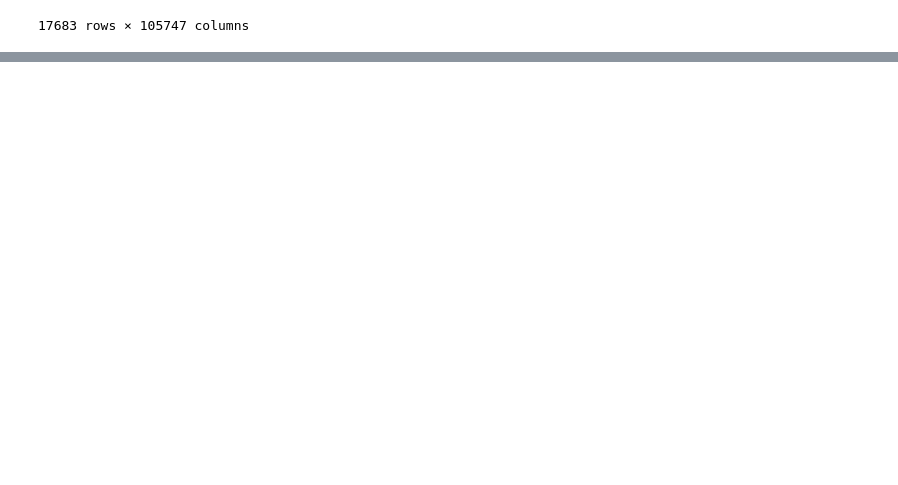
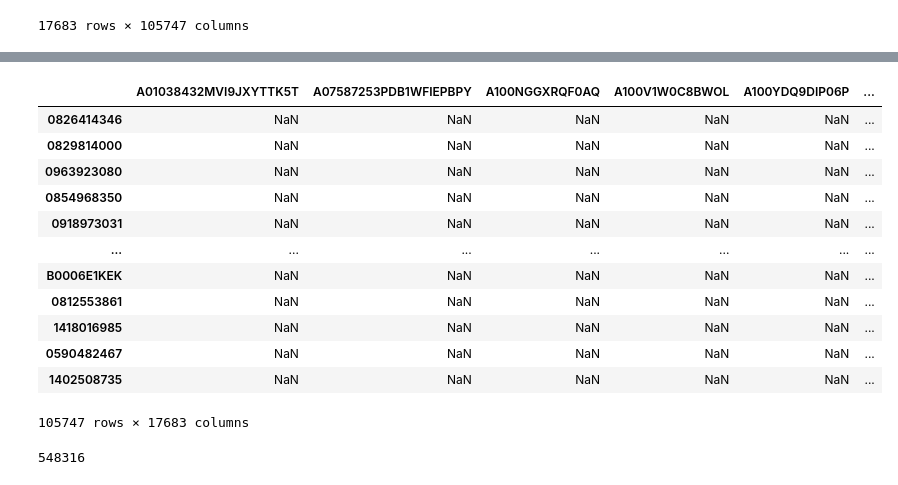
Before and after one commit to jinks145/pj_fireteam-108c, a Jupyter notebook: review_to_user_matrix.ipynb, the cells around one changed output, grey strips where cells are left out. Cells and saved outputs as stored; diff of their text form; code cells hidden in the pictures; blank space fills up the shorter version.

Commit message:
restored matrix

```diff
--- a/review_to_user_matrix.ipynb
+++ b/review_to_user_matrix.ipynb
@@ -96,5 +163,22 @@ matrix.to_parquet('matrix.parquet.gzip',
 # %%
-test = pd.read_csv("matrix.csv", index_col=0)
+test = pd.read_csv("matrix.csv.gzip", compression='gzip', index_col=0)
 test
+# %% [output]
+|  | A01038432MVI9JXYTTK5T | A07587253PDB1WFIEPBPY | A100NGGXRQF0AQ | A100V1W0C8BWOL | A100YDQ9DIP06P | ... |
+| 0826414346 | NaN | NaN | NaN | NaN | NaN | ... |
+| 0829814000 | NaN | NaN | NaN | NaN | NaN | ... |
+| 0963923080 | NaN | NaN | NaN | NaN | NaN | ... |
+| 0854968350 | NaN | NaN | NaN | NaN | NaN | ... |
+| 0918973031 | NaN | NaN | NaN | NaN | NaN | ... |
+| ... | ... | ... | ... | ... | ... | ... |
+| B0006E1KEK | NaN | NaN | NaN | NaN | NaN | ... |
+| 0812553861 | NaN | NaN | NaN | NaN | NaN | ... |
+| 1418016985 | NaN | NaN | NaN | NaN | NaN | ... |
+| 0590482467 | NaN | NaN | NaN | NaN | NaN | ... |
+| 1402508735 | NaN | NaN | NaN | NaN | NaN | ... |
+105747 rows × 17683 columns
 # %%
-matrix.replace(0, np.nan).isna().sum().sum()
+# matrix.replace(0, np.nan).isna().sum().sum()
+test.notna().sum().sum()
+# %% [output]
+548316
```
Also changed, not shown: parts of 31 cells of this notebook, 1 other file.
